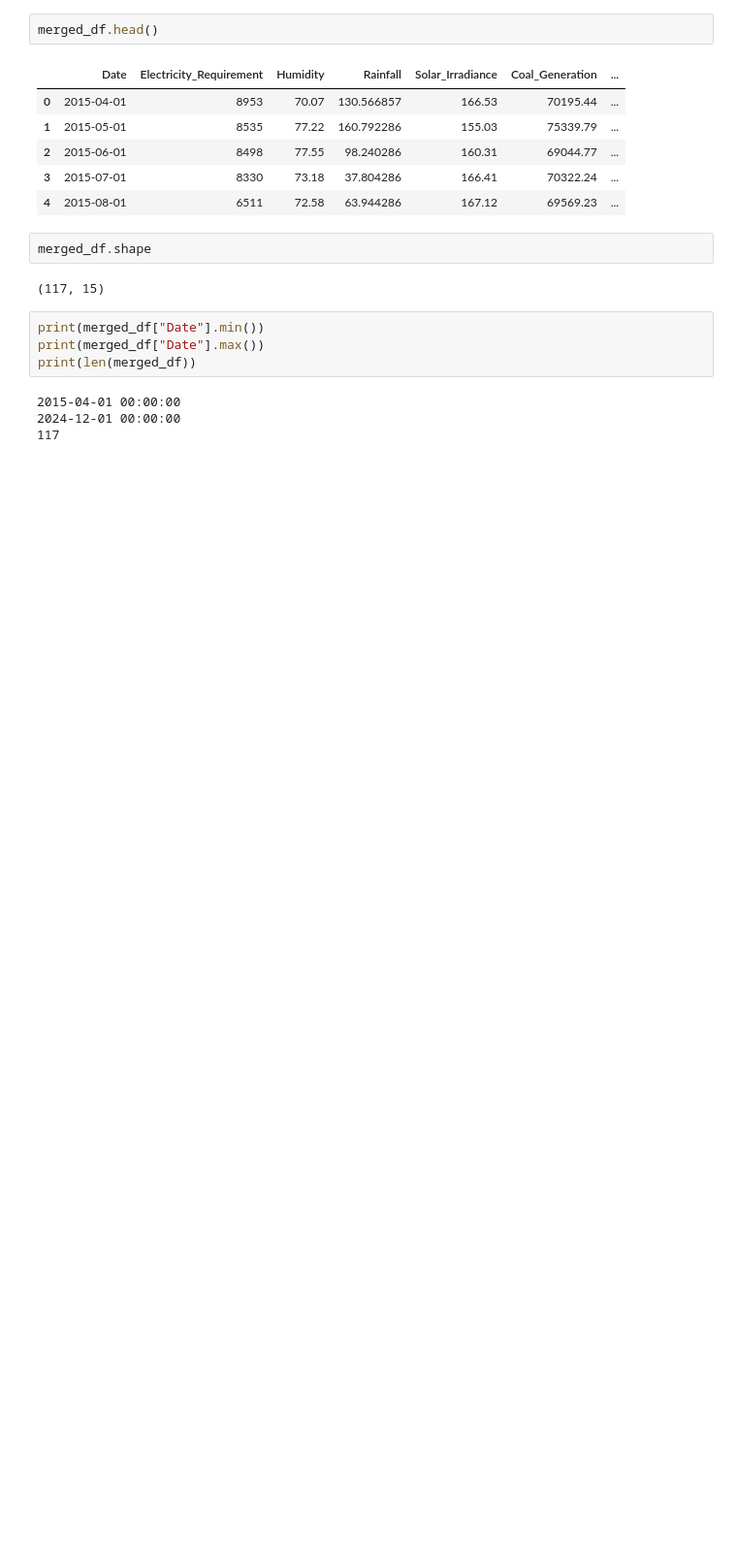
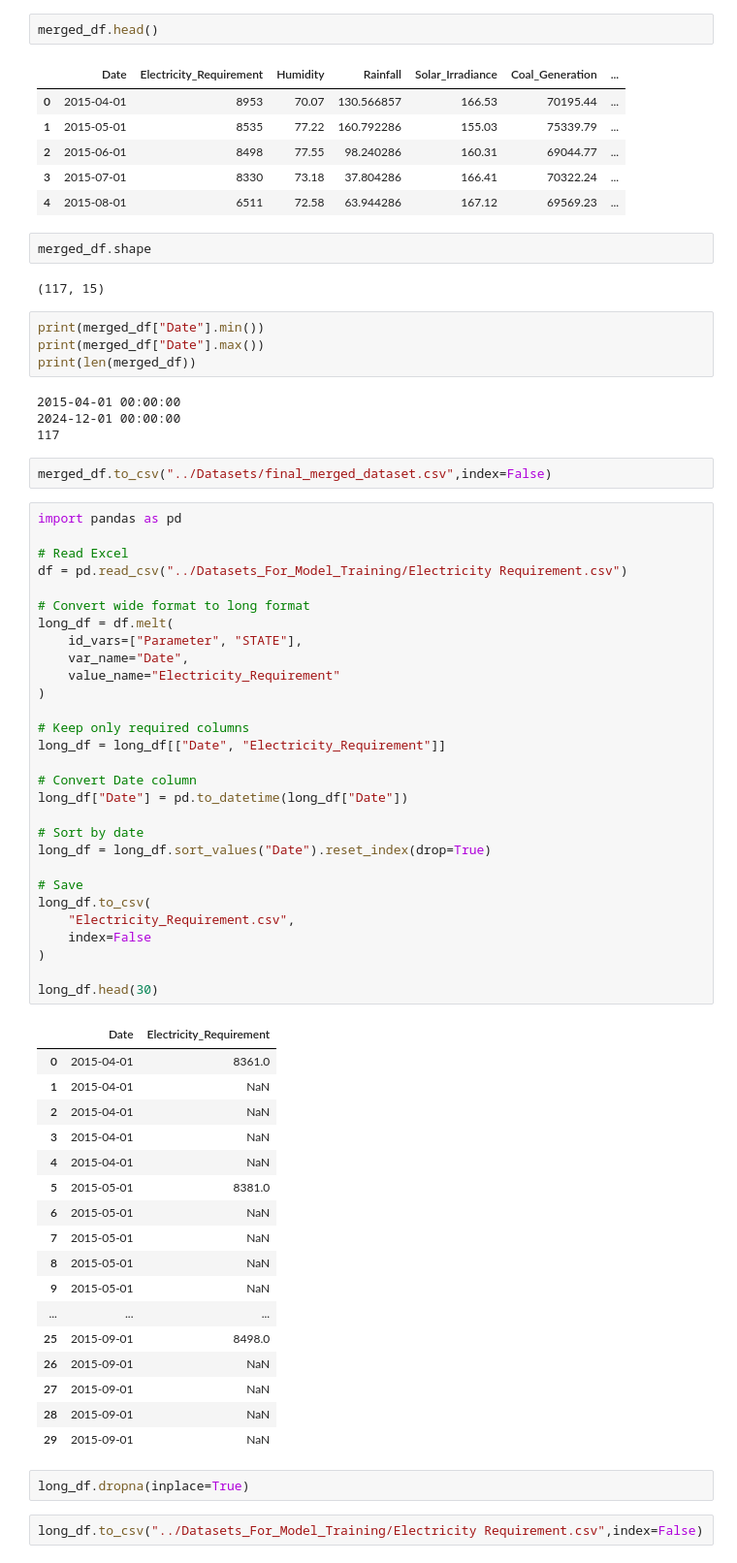
Before and after one commit to tamil43/Final-year-project-2027, a Jupyter notebook: Electricity Demand and Supply Forecasting/Data_pre_processing/exploring_data.ipynb, the cells around one changed output. Shown at 97% size. Saved outputs shown, nothing was run; the diff lists cells and outputs as text; blank space fills up the shorter version.

```diff
--- a/Electricity Demand and Supply Forecasting/Data_pre_processing/exploring_data.ipynb
+++ b/Electricity Demand and Supply Forecasting/Data_pre_processing/exploring_data.ipynb
@@ -353,3 +296,56 @@ print(len(merged_df))
 2015-04-01 00:00:00
 2024-12-01 00:00:00
 117
+# %%
+merged_df.to_csv("../Datasets/final_merged_dataset.csv",index=False)
+# %%
+import pandas as pd
+
+# Read Excel
+df = pd.read_csv("../Datasets_For_Model_Training/Electricity Requirement.csv")
+
+# Convert wide format to long format
+long_df = df.melt(
+    id_vars=["Parameter", "STATE"],
+    var_name="Date",
+    value_name="Electricity_Requirement"
+)
+
+# Keep only required columns
+long_df = long_df[["Date", "Electricity_Requirement"]]
+
+# Convert Date column
+long_df["Date"] = pd.to_datetime(long_df["Date"])
+
+# Sort by date
+long_df = long_df.sort_values("Date").reset_index(drop=True)
+
+# Save
+long_df.to_csv(
+    "Electricity_Requirement.csv",
+    index=False
+)
+
+long_df.head(30)
+# %% [output]
+|  | Date | Electricity_Requirement |
+| 0 | 2015-04-01 | 8361.0 |
+| 1 | 2015-04-01 | NaN |
+| 2 | 2015-04-01 | NaN |
+| 3 | 2015-04-01 | NaN |
+| 4 | 2015-04-01 | NaN |
+| 5 | 2015-05-01 | 8381.0 |
+| 6 | 2015-05-01 | NaN |
+| 7 | 2015-05-01 | NaN |
+| 8 | 2015-05-01 | NaN |
+| 9 | 2015-05-01 | NaN |
+| ... | ... | ... |
+| 25 | 2015-09-01 | 8498.0 |
+| 26 | 2015-09-01 | NaN |
+| 27 | 2015-09-01 | NaN |
+| 28 | 2015-09-01 | NaN |
+| 29 | 2015-09-01 | NaN |
+# %%
+long_df.dropna(inplace=True)
+# %%
+long_df.to_csv("../Datasets_For_Model_Training/Electricity Requirement.csv",index=False)
```
Also changed, not shown: parts of 10 cells of this notebook, 19 other files.
